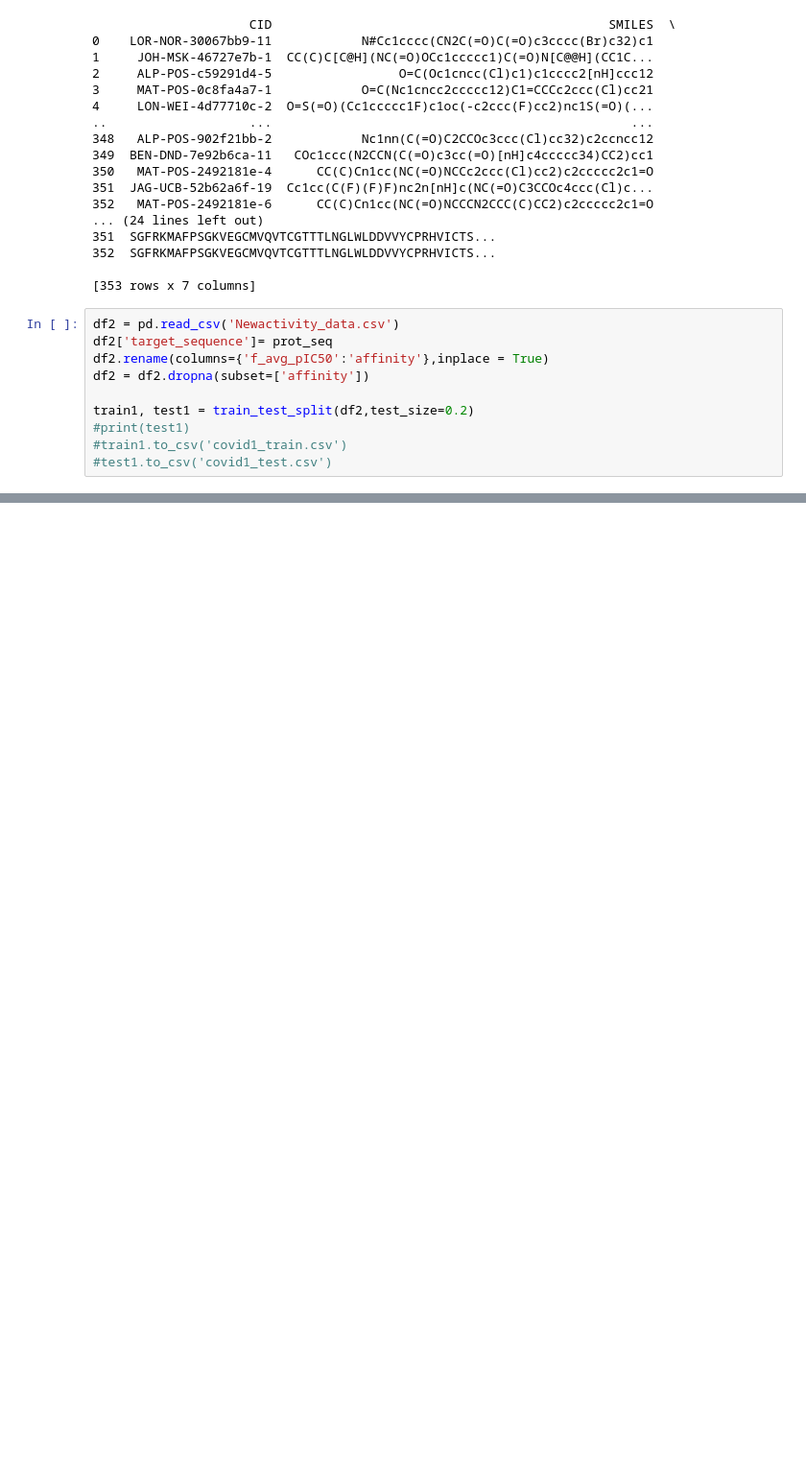
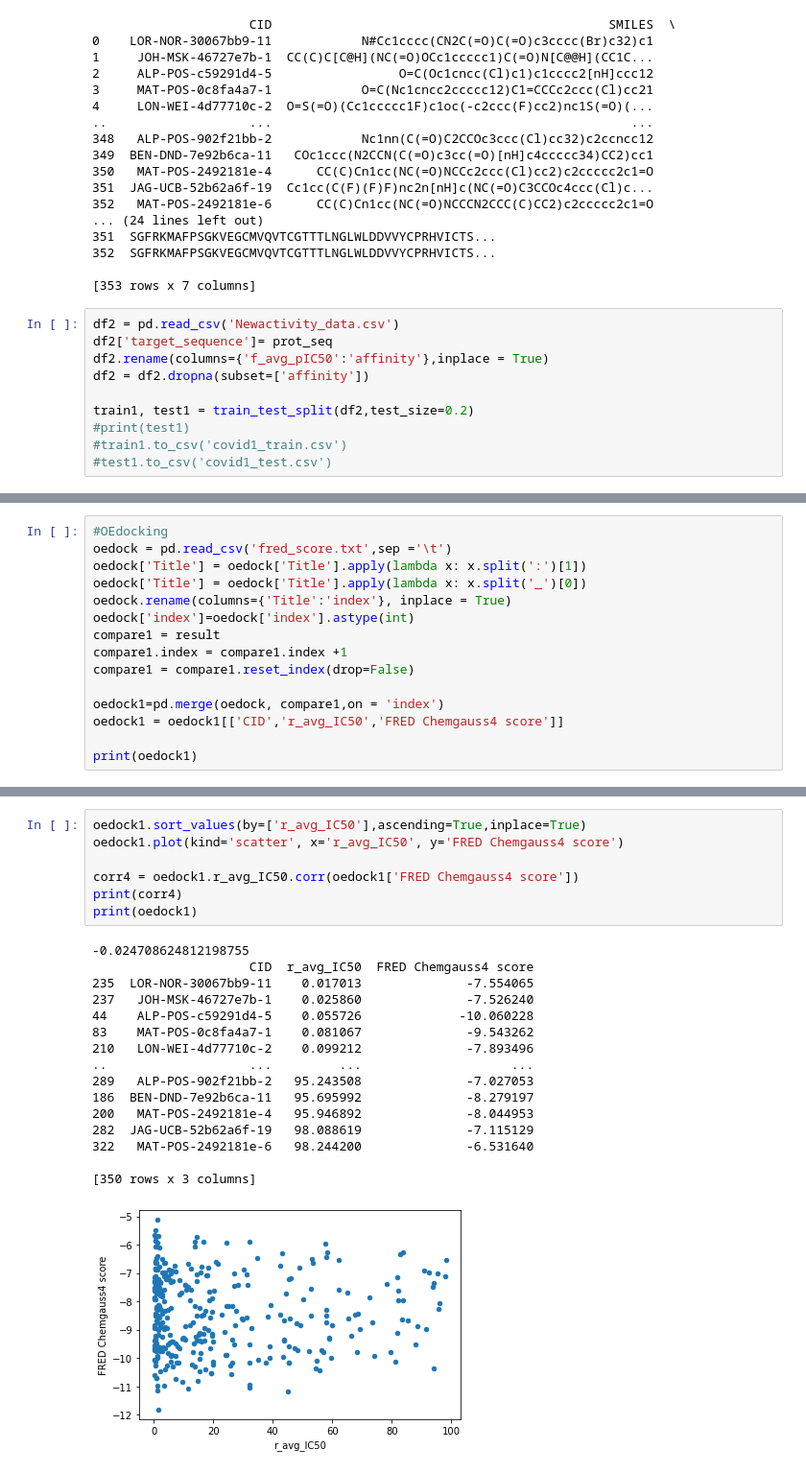
Before and after one commit to meyresearch/NN_DG, a Jupyter notebook: Junhao Project/Untitled.ipynb, the cells around one changed output, grey strips where cells are left out. Shown: that part at 96% size. Drawn from its saved outputs; the diff is of its cells as text; blank space fills up the shorter version.

```diff
--- a/Junhao Project/Untitled.ipynb
+++ b/Junhao Project/Untitled.ipynb
@@ -192,0 +240,15 @@ copy.to_csv('candidates.txt',index=None)
+# %%
+#OEdocking
+oedock = pd.read_csv('fred_score.txt',sep ='\t')
+oedock['Title'] = oedock['Title'].apply(lambda x: x.split(':')[1])
+oedock['Title'] = oedock['Title'].apply(lambda x: x.split('_')[0])
+oedock.rename(columns={'Title':'index'}, inplace = True)
+oedock['index']=oedock['index'].astype(int)
+compare1 = result
+compare1.index = compare1.index +1
+compare1 = compare1.reset_index(drop=False)
+
+oedock1=pd.merge(oedock, compare1,on = 'index')
+oedock1 = oedock1[['CID','r_avg_IC50','FRED Chemgauss4 score']]
+
+print(oedock1)
@@ -192,0 +270,24 @@ copy.to_csv('candidates.txt',index=None)
+# %%
+oedock1.sort_values(by=['r_avg_IC50'],ascending=True,inplace=True)
+oedock1.plot(kind='scatter', x='r_avg_IC50', y='FRED Chemgauss4 score')
+
+corr4 = oedock1.r_avg_IC50.corr(oedock1['FRED Chemgauss4 score'])
+print(corr4)
+print(oedock1)
+# %% [output]
+-0.024708624812198755
+                     CID  r_avg_IC50  FRED Chemgauss4 score
+235  LOR-NOR-30067bb9-11    0.017013              -7.554065
+237   JOH-MSK-46727e7b-1    0.025860              -7.526240
+44    ALP-POS-c59291d4-5    0.055726             -10.060228
+83    MAT-POS-0c8fa4a7-1    0.081067              -9.543262
+210   LON-WEI-4d77710c-2    0.099212              -7.893496
+..                   ...         ...                    ...
+289   ALP-POS-902f21bb-2   95.243508              -7.027053
+186  BEN-DND-7e92b6ca-11   95.695992              -8.279197
+200   MAT-POS-2492181e-4   95.946892              -8.044953
+282  JAG-UCB-52b62a6f-19   98.088619              -7.115129
+322   MAT-POS-2492181e-6   98.244200              -6.531640
+
+[350 rows x 3 columns]
+[figure, added]
```
Also changed, not shown: parts of 8 cells of this notebook, 6 other files.
